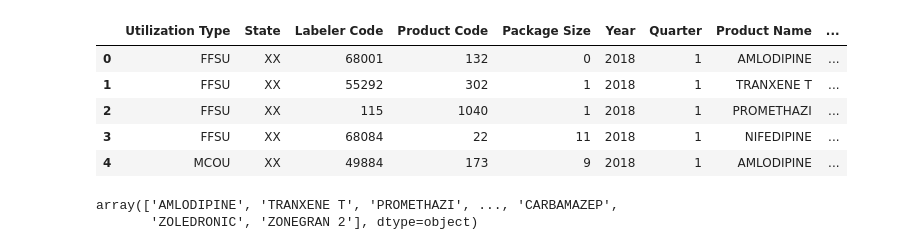
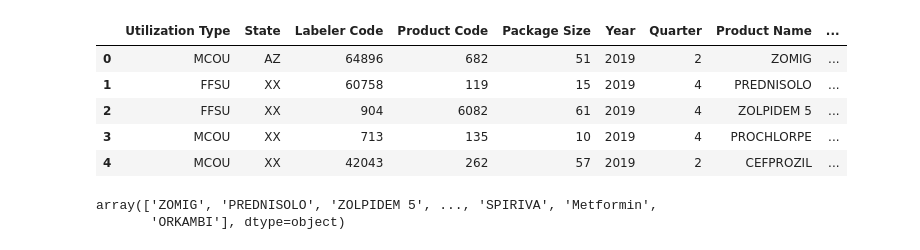
Before and after one commit to manita11/Assignment, a Jupyter notebook: Fixed-Dose-combination.ipynb, the cells around one changed output. Saved outputs shown, nothing was run; the diff lists cells and outputs as text; code cells hidden in the pictures.

```diff
--- a/Fixed-Dose-combination.ipynb
+++ b/Fixed-Dose-combination.ipynb
@@ -74,20 +74,20 @@ class Web_scrapper:
 ## Drugs to get information
 #drugs=['MANNITOL 2','ACYCLOVIR']
 # %%
-df1 = pd.read_csv('State_Drug_Utilization_Data_2018.csv')
+df1 = pd.read_csv('State_Drug_Utilization_Data_2019.csv')
 df1.head()
 # %% [output]
 |  | Utilization Type | State | Labeler Code | Product Code | Package Size | Year | Quarter | Product Name | ... |
-| 0 | FFSU | XX | 68001 | 132 | 0 | 2018 | 1 | AMLODIPINE | ... |
-| 1 | FFSU | XX | 55292 | 302 | 1 | 2018 | 1 | TRANXENE T | ... |
-| 2 | FFSU | XX | 115 | 1040 | 1 | 2018 | 1 | PROMETHAZI | ... |
-| 3 | FFSU | XX | 68084 | 22 | 11 | 2018 | 1 | NIFEDIPINE | ... |
-| 4 | MCOU | XX | 49884 | 173 | 9 | 2018 | 1 | AMLODIPINE | ... |
+| 0 | MCOU | AZ | 64896 | 682 | 51 | 2019 | 2 | ZOMIG | ... |
+| 1 | FFSU | XX | 60758 | 119 | 15 | 2019 | 4 | PREDNISOLO | ... |
+| 2 | FFSU | XX | 904 | 6082 | 61 | 2019 | 4 | ZOLPIDEM 5 | ... |
+| 3 | MCOU | XX | 713 | 135 | 10 | 2019 | 4 | PROCHLORPE | ... |
+| 4 | MCOU | XX | 42043 | 262 | 57 | 2019 | 2 | CEFPROZIL | ... |
 # %%
 df1['Product Name'].values
 # %% [output]
-array(['AMLODIPINE', 'TRANXENE T', 'PROMETHAZI', ..., 'CARBAMAZEP',
-       'ZOLEDRONIC', 'ZONEGRAN 2'], dtype=object)
+array(['ZOMIG', 'PREDNISOLO', 'ZOLPIDEM 5', ..., 'SPIRIVA', 'Metformin',
+       'ORKAMBI'], dtype=object)
 # %%
 drugs=list(df1['Product Name'])
 # %%
```
Also changed, not shown: parts of 15 cells of this notebook.
